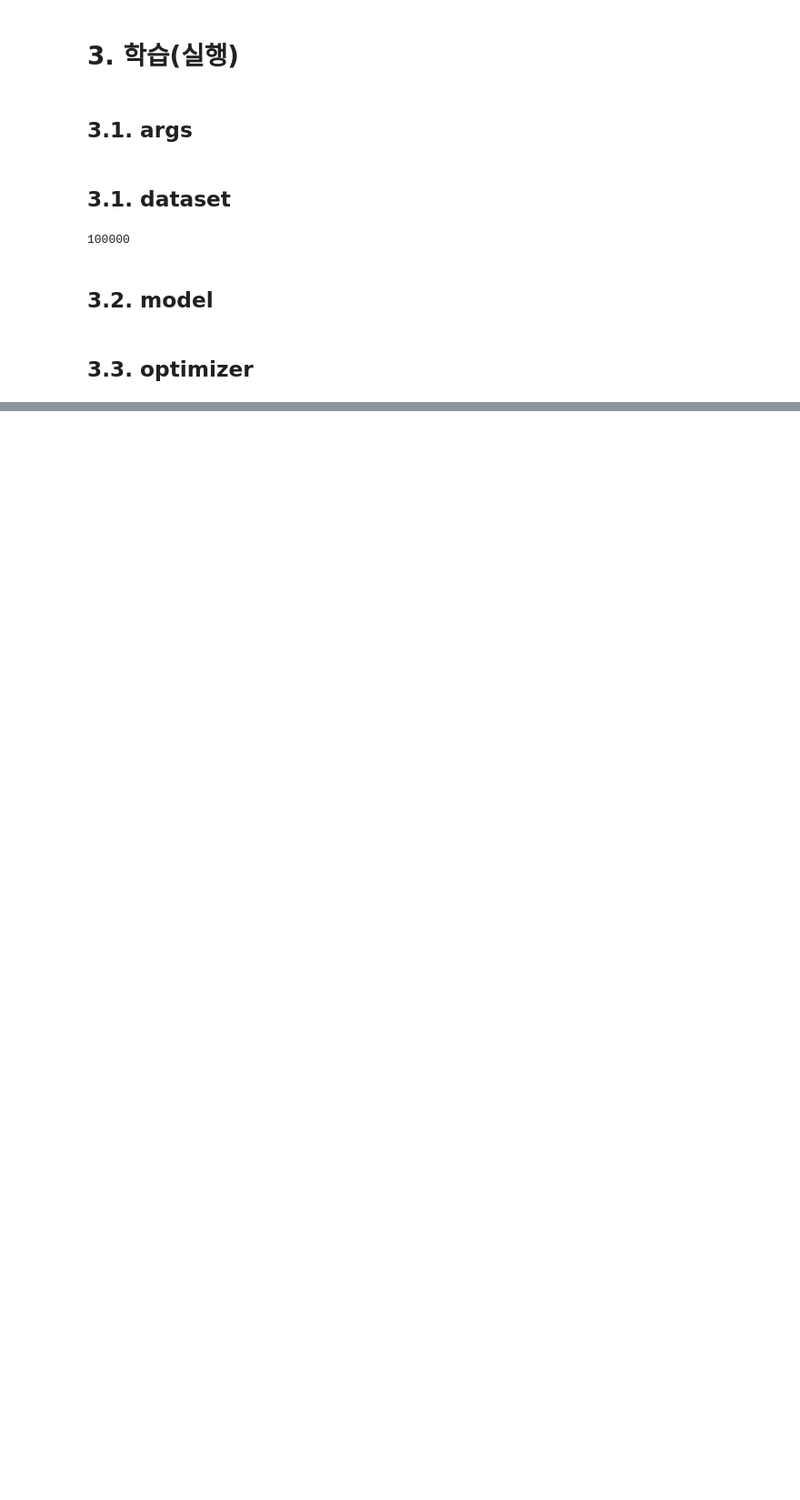
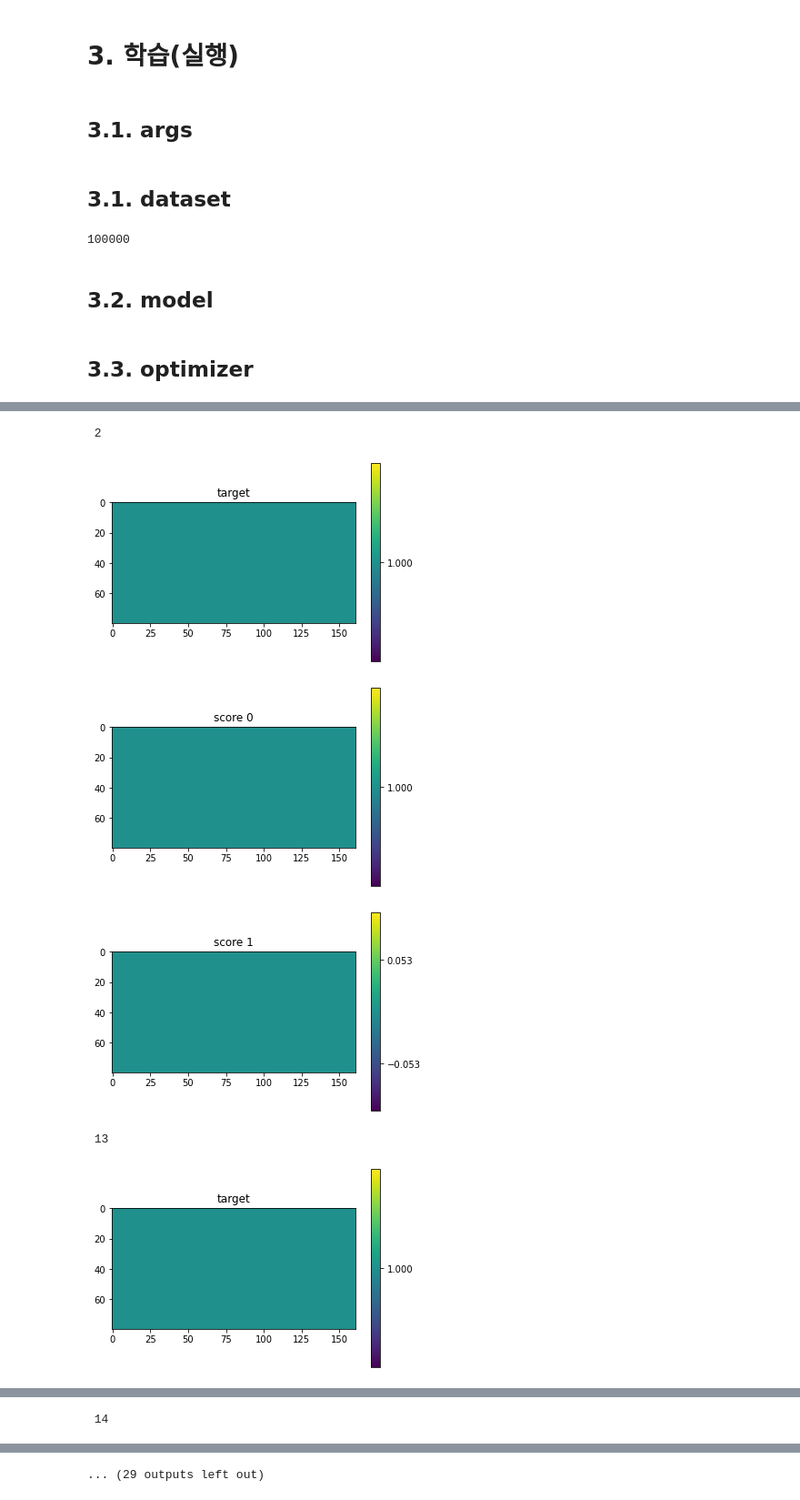
Before and after one commit to kimsh12191/SplitSound, a Jupyter notebook: 02_FCN_structure.ipynb, the cells around one changed output, grey strips where cells are left out. Shown: that part at 91% size. Saved outputs shown, nothing was run; the diff lists cells and outputs as text; code cells hidden in the pictures; blank space fills up the shorter version.

```diff
--- a/02_FCN_structure.ipynb
+++ b/02_FCN_structure.ipynb
@@ -622,0 +577,33 @@ trainer.train()
+# %%
+for batch_idx, (data, target) in (enumerate(valid_loader)):
+
+    val_loss = 0
+    visualizations = []
+    label_trues, label_preds = [], []
+    data, target = data.cuda(), target.cuda()
+    data, target = Variable(data), Variable(target).to(dtype=torch.long) # target data type 이슈
+    sys.stdout.write('\r {}'.format(batch_idx))
+    for i in range(10):
+        if np.mean(np.array(target.cpu())[i]) > 0:
+            plt.title("target")
+            plt.imshow(np.array(target.cpu())[i])
+            plt.colorbar(ticks=np.linspace(-1, 1, 20))
+            plt.show()
+            with torch.no_grad():
+                score = model(data)
+            plt.title("score 0")
+            plt.imshow(np.array(score.cpu())[i][0])
+            plt.colorbar(ticks=np.linspace(-1, 1, 20))
+            plt.show()
+            plt.title("score 1")
+            plt.imshow(np.array(score.cpu())[i][1])
+            plt.colorbar(ticks=np.linspace(-1, 1, 20))
+            plt.show()
+            break
+# %% [output]
+ 2
+[figure, added]
+[figure, added]
+[figure, added]
+ 13
+[figure, added]
@@ -622,0 +612 @@ trainer.train()
+ 14
@@ -622,0 +616 @@ trainer.train()
+... (29 outputs left out)
```
Also changed, not shown: parts of 9 cells of this notebook, 6 other files.
